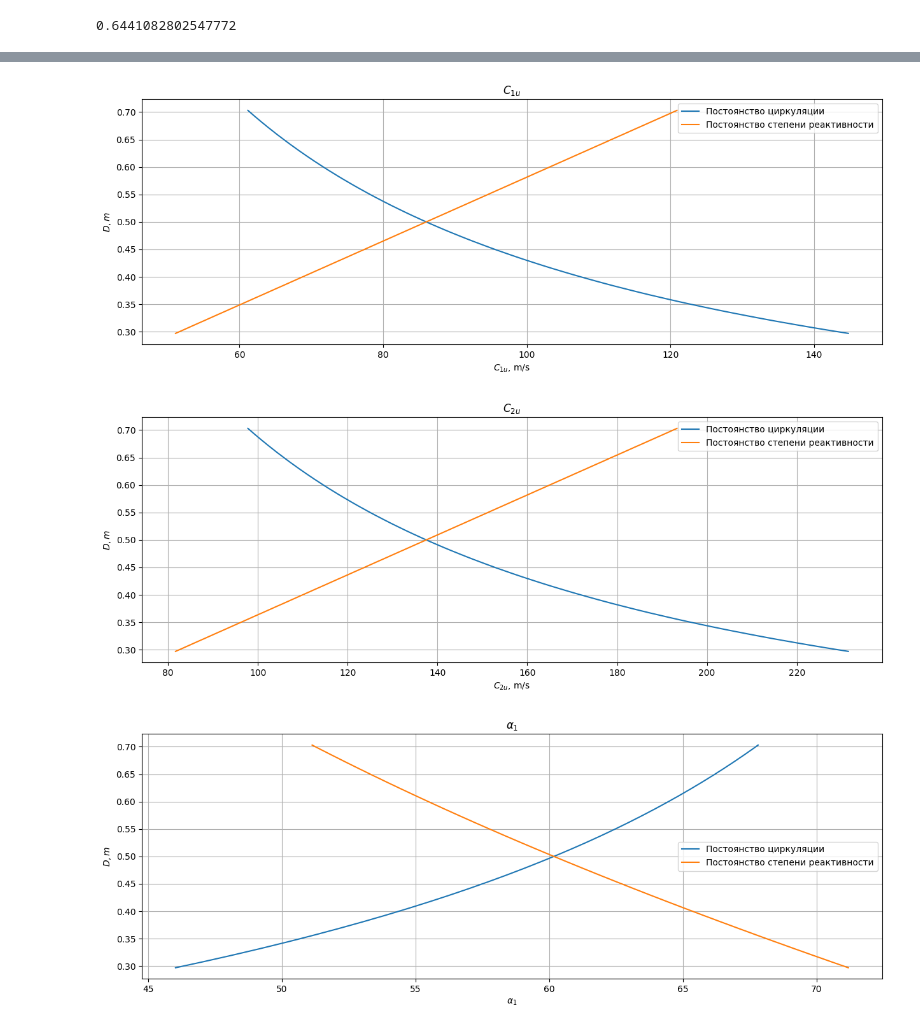
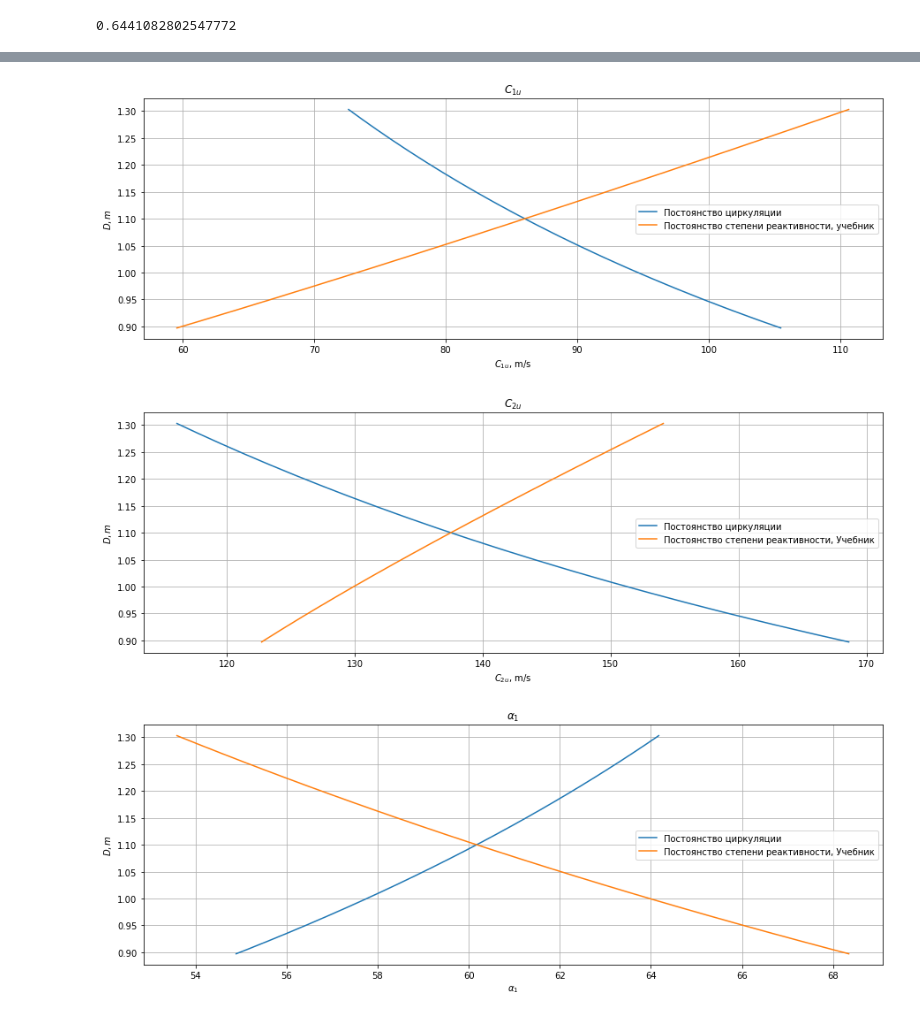
Before and after one commit to ShumilinDmA/turbines_autumn_2022, a Jupyter notebook: gas_turbines/lesson_6/Exercises.ipynb, the cells around one changed output, grey strips where cells are left out. Saved outputs shown, nothing was run; the diff lists cells and outputs as text; code cells hidden in the pictures.

Commit message:
added dor const

```diff
--- a/gas_turbines/lesson_6/Exercises.ipynb
+++ b/gas_turbines/lesson_6/Exercises.ipynb
@@ -11,5 +13,5 @@ from functools import partial
 # %%
-average_diameter = 0.5
+average_diameter = 1.1
 blade_length = 0.203
 u = 314
 c_1_a = 150
@@ -98,10 +109,9 @@ c_2_u_circulation = partial(speed_circulation_law, speed=c_2_u)
 # %%
 def c_1_u_dor_constant(d):
-    return c_1_u * d / average_diameter
+    return u_func(d) * (1 - degree_of_reaction) - (heat_drop * 0.5 / u_func(d))
 
 def c_2_u_dor_constant(d):
-    a = (c_2_u - c_1_u) / (2 * u)
-    return (a * 2 * u_func(d)) + c_1_u_dor_constant(d)
+    return u_func(d) * (1 - degree_of_reaction) + (heat_drop * 0.5 / u_func(d))
 # %%
 def alpha_1_func(d, c_func):
     return np.rad2deg(np.arctan(c_1_a / c_func(d)))
@@ -129,36 +139,36 @@ def sample_values(func, *args):
 # %%
 fig, ax = plt.subplots(1, figsize=(15,5))
 ax.plot(*sample_values(c_1_u_circulation), label='Постоянство циркуляции')
-ax.plot(*sample_values(c_1_u_dor_constant), label='Постоянство степени реактивности')
+ax.plot(*sample_values(c_1_u_dor_constant), label='Постоянство степени реактивности, учебник')
 ax.set_title("$C_{1u}$")
 ax.set_xlabel("$C_{1u}$, m/s")
 ax.set_ylabel("$D, m$")
 ax.grid()
 ax.legend();
 # %% [output]
-[figure, old version]
+[figure, new version]
 # %%
 fig, ax = plt.subplots(1, figsize=(15,5))
 ax.plot(*sample_values(c_2_u_circulation), label='Постоянство циркуляции')
-ax.plot(*sample_values(c_2_u_dor_constant), label='Постоянство степени реактивности')
+ax.plot(*sample_values(c_2_u_dor_constant), label='Постоянство степени реактивности, Учебник')
 ax.set_title("$C_{2u}$")
 ax.set_xlabel("$C_{2u}$, m/s")
 ax.set_ylabel("$D, m$")
 ax.grid()
 ax.legend();
 # %% [output]
-[figure, old version]
+[figure, new version]
 # %%
 fig, ax = plt.subplots(1, figsize=(15,5))
 ax.plot(*sample_values(alpha_1_func, c_1_u_circulation), label='Постоянство циркуляции')
-ax.plot(*sample_values(alpha_1_func, c_1_u_dor_constant), label='Постоянство степени реактивности')
+ax.plot(*sample_values(alpha_1_func, c_1_u_dor_constant), label='Постоянство степени реактивности, Учебник')
 ax.set_title("$\\alpha_1$")
 ax.set_xlabel("$\\alpha_1 $")
 ax.set_ylabel("$D, m$")
 ax.grid()
 ax.legend();
 # %% [output]
-[figure, old version]
+[figure, new version]
 # %%
 fig, ax = plt.subplots(1, figsize=(15,5))
 ax.plot(*sample_values(alpha_2_func, c_2_u_circulation), label='Постоянство циркуляции')
```
Also changed, not shown: parts of 11 cells of this notebook.
